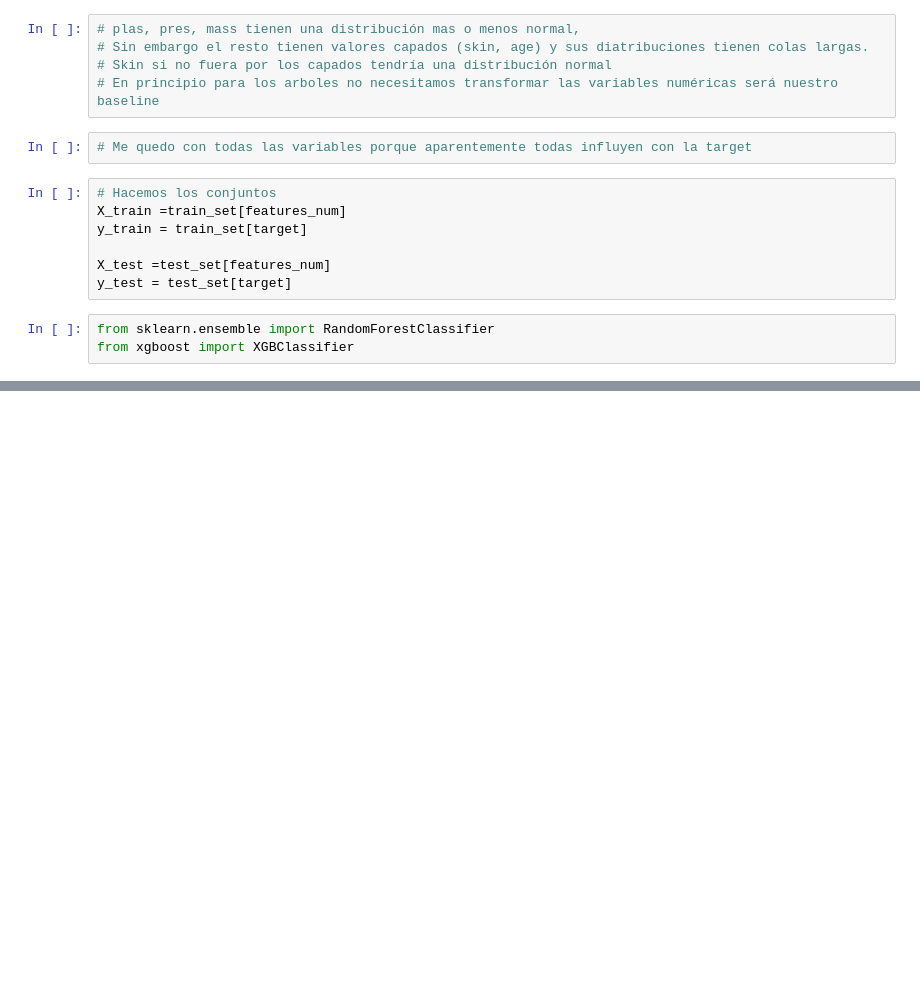
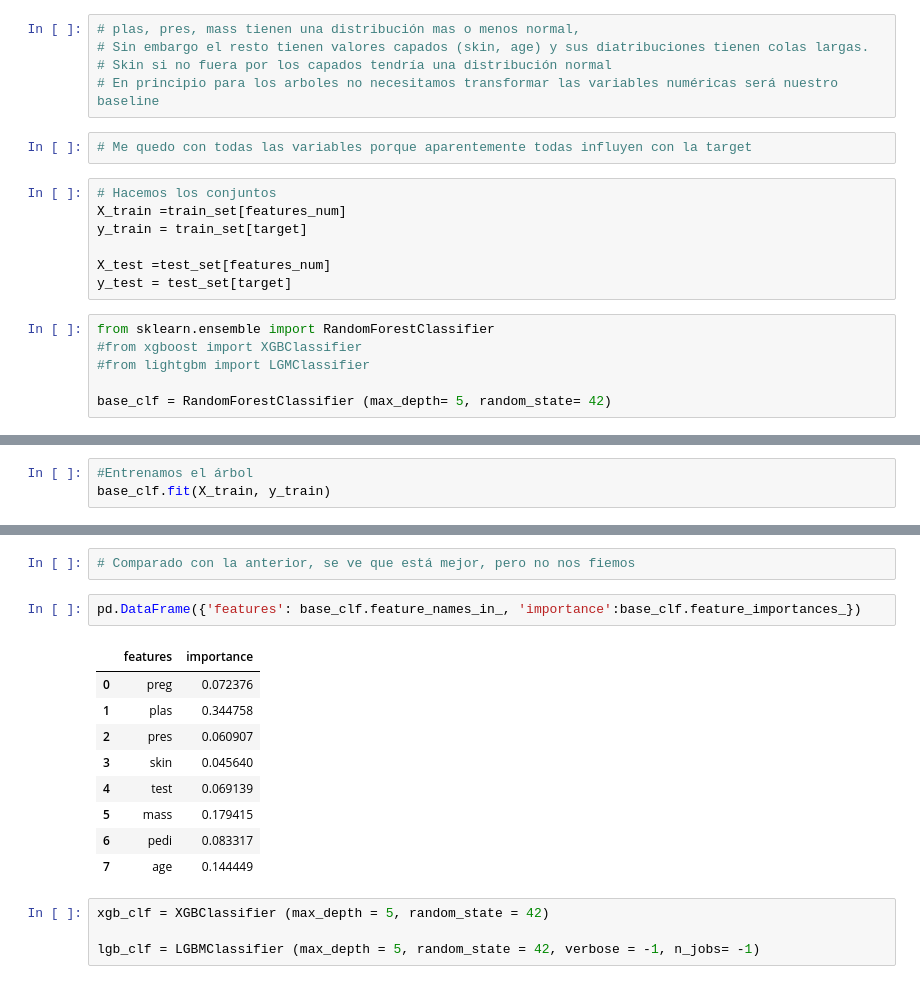
Before and after one commit to Lauragarbre/ONLINE_DS_THEBRIDGE_Curso2025, a Jupyter notebook: Bootcamp_Data_Science_2025/04_Machine_Learning /Sprint 11_ML_Modeos_Supervisados_II_Arboles_y_Ensamblados/Unidad 02/18_Practica_Obligatoria_Ensamblado_de_Modelos_Hecho.ipynb, the cells around one changed output, grey strips where cells are left out. Cells and saved outputs as stored; diff of their text form; blank space fills up the shorter version.

```diff
--- a/Bootcamp_Data_Science_2025/04_Machine_Learning /Sprint 11_ML_Modeos_Supervisados_II_Arboles_y_Ensamblados/Unidad 02/18_Practica_Obligatoria_Ensamblado_de_Modelos_Hecho.ipynb
+++ b/Bootcamp_Data_Science_2025/04_Machine_Learning /Sprint 11_ML_Modeos_Supervisados_II_Arboles_y_Ensamblados/Unidad 02/18_Practica_Obligatoria_Ensamblado_de_Modelos_Hecho.ipynb
@@ -193,4 +193,7 @@ X_test =test_set[features_num]
 y_test = test_set[target]
 # %%
 from sklearn.ensemble import RandomForestClassifier
-from xgboost import XGBClassifier
+#from xgboost import XGBClassifier
+#from lightgbm import LGMClassifier
+
+base_clf = RandomForestClassifier (max_depth= 5, random_state= 42)
@@ -201,0 +213,3 @@ Likely causes:
+# %%
+#Entrenamos el árbol
+base_clf.fit(X_train, y_train)
@@ -201,0 +229,18 @@ Likely causes:
+# %%
+# Comparado con la anterior, se ve que está mejor, pero no nos fiemos
+# %%
+pd.DataFrame({'features': base_clf.feature_names_in_, 'importance':base_clf.feature_importances_})
+# %% [output]
+|  | features | importance |
+| 0 | preg | 0.072376 |
+| 1 | plas | 0.344758 |
+| 2 | pres | 0.060907 |
+| 3 | skin | 0.045640 |
+| 4 | test | 0.069139 |
+| 5 | mass | 0.179415 |
+| 6 | pedi | 0.083317 |
+| 7 | age | 0.144449 |
+# %%
+xgb_clf = XGBClassifier (max_depth = 5, random_state = 42)
+
+lgb_clf = LGBMClassifier (max_depth = 5, random_state = 42, verbose = -1, n_jobs= -1)
```
Also changed, not shown: parts of 8 cells of this notebook.
